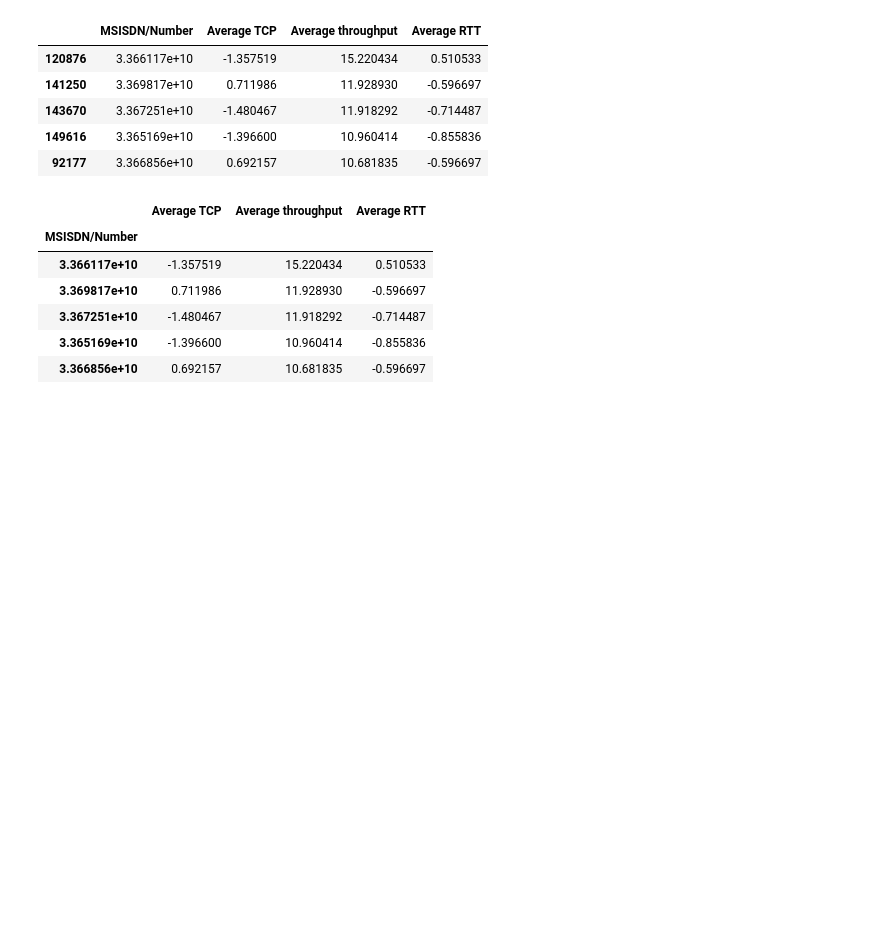
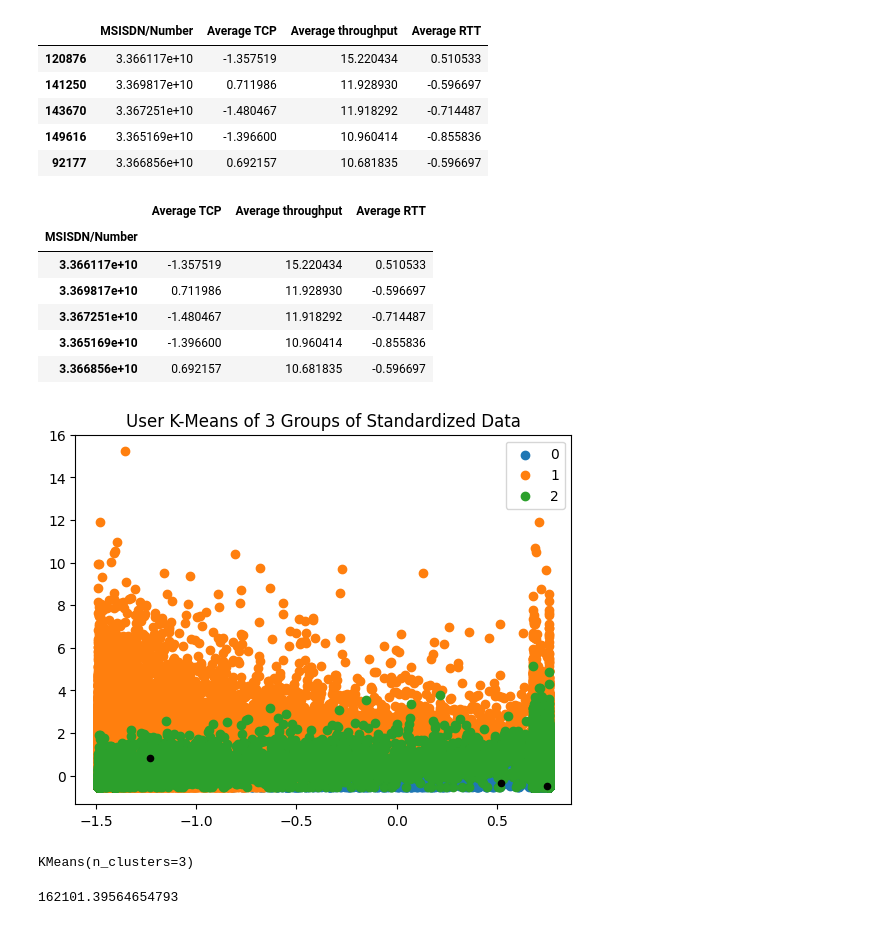
Before and after one commit to nahomHmichael/Telecom-User-Analytics, a Jupyter notebook: notebooks/experience_analysis.ipynb, the cells around one changed output. Cells and saved outputs as stored; diff of their text form; code cells hidden in the pictures; blank space fills up the shorter version.

```diff
--- a/notebooks/experience_analysis.ipynb
+++ b/notebooks/experience_analysis.ipynb
@@ -557,3 +557,41 @@ df_expNew2.head()
 | 3.367251e+10 | -1.480467 | 11.918292 | -0.714487 |
 | 3.365169e+10 | -1.396600 | 10.960414 | -0.855836 |
 | 3.366856e+10 | 0.692157 | 10.681835 | -0.596697 |
+# %%
+kmeans = KMeans(n_clusters = 3, init='k-means++')
+kmeans.fit(df_expNew2)
+label = kmeans.predict(df_expNew2)
+# %%
+df_kclus = pd.DataFrame(df_expNew2)
+df_kclus['clusters'] = label
+# %%
+centroids = kmeans.cluster_centers_
+# %%
+u_labels = np.unique(label)
+# %%
+# plot
+plt.title('User K-Means of 3 Groups of Standardized Data')
+for i in u_labels:
+    plt.scatter(df_kclus[label == i].iloc[:,0] , df_kclus[label == i].iloc[:,1], label = i)
+plt.scatter(centroids[:,0] , centroids[:,1] , s = 20, color = 'black')
+plt.legend()
+plt.show()
+# %% [output]
+[figure, added]
+# %%
+import plotly.graph_objects as go
+import seaborn as sns
+import matplotlib.pyplot as plt
+#Now we create a kmeans function and fit it on the data:
+# defining the kmeans function with initialization as k-means++
+kmeans = KMeans(n_clusters=3, init='k-means++')
+
+# fitting the k means algorithm on scaled data
+kmeans.fit(df_expNew2)
+# %% [output]
+KMeans(n_clusters=3)
+# %%
+# inertia on the fitted data
+kmeans.inertia_
+# %% [output]
+162101.39564654793
```
Also changed, not shown: parts of 6 cells of this notebook.
